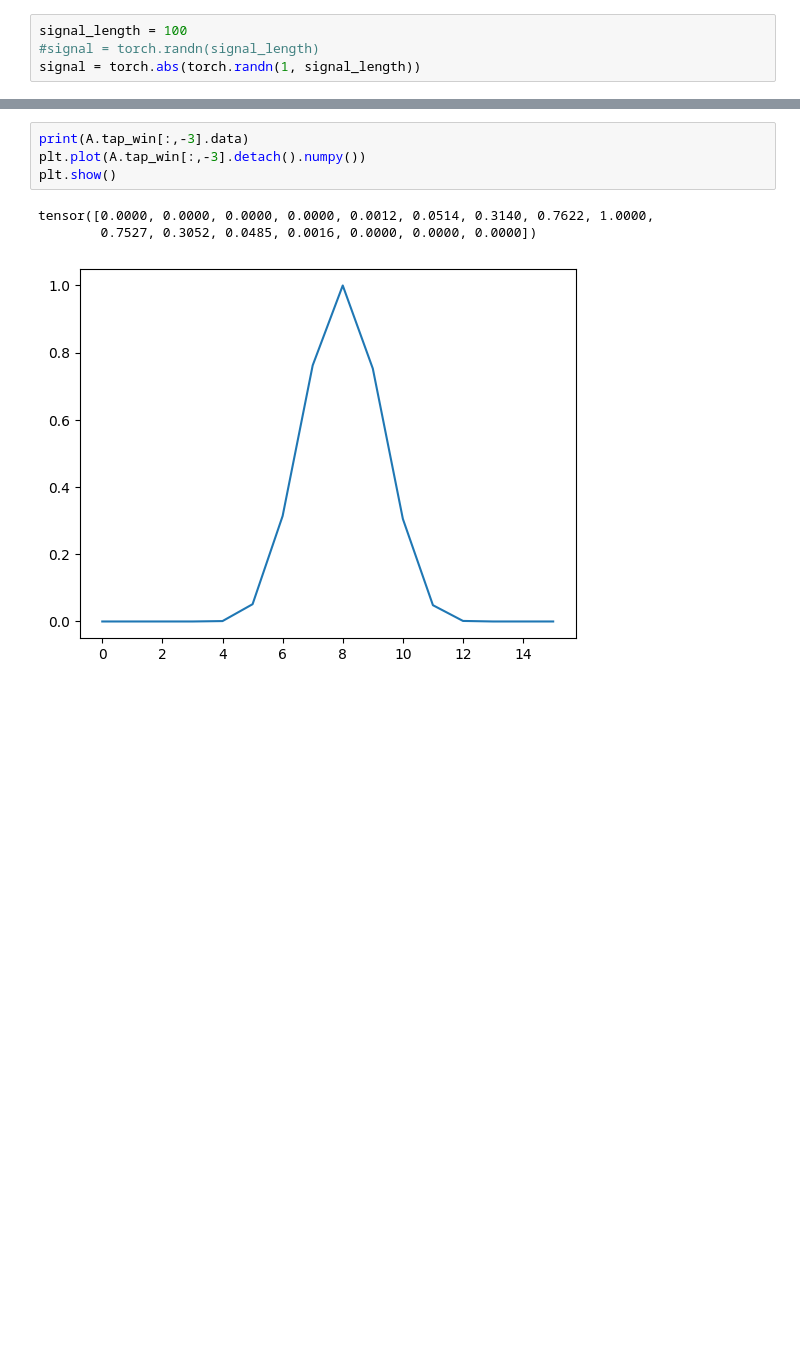
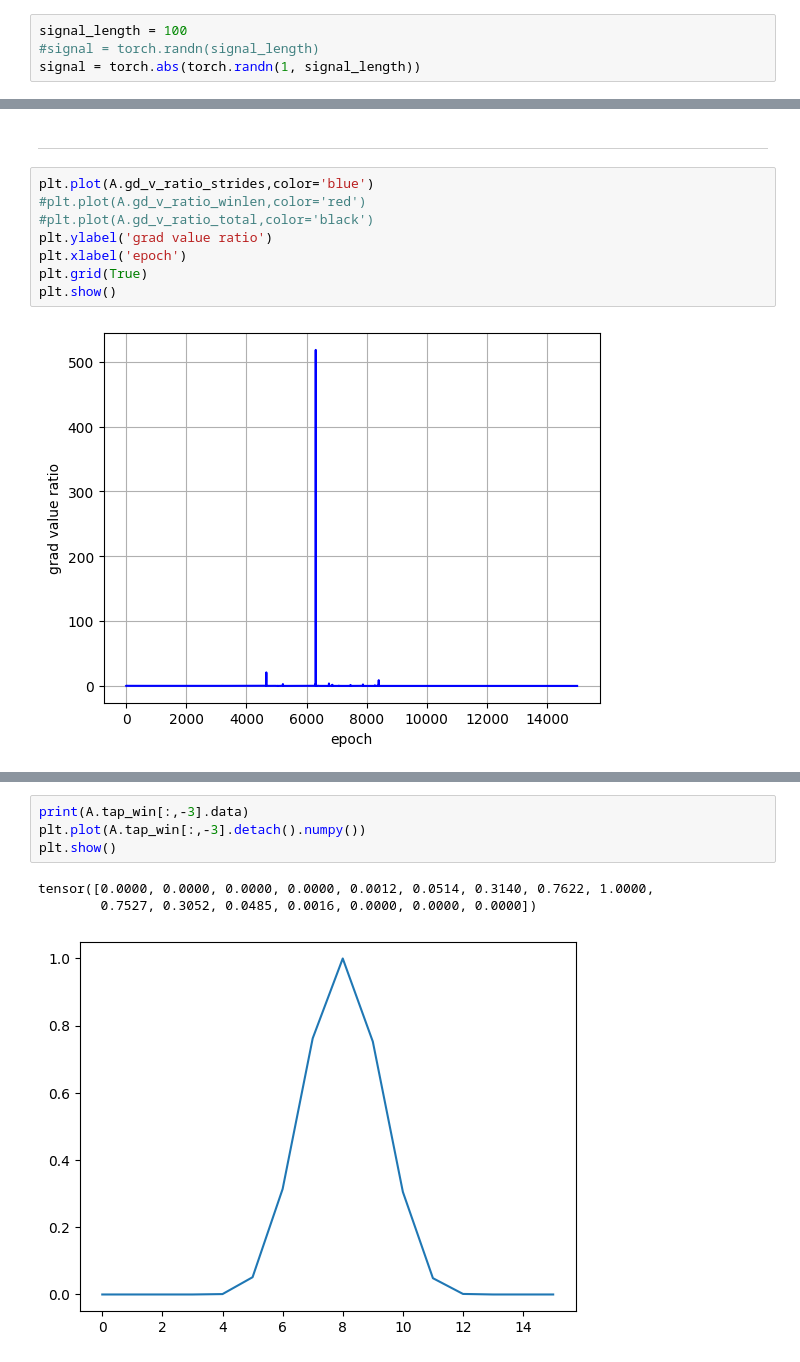
Before and after one commit to androdl96/GD_bearing, a Jupyter notebook: initial_wind_proc.ipynb, the cells around one changed output, grey strips where cells are left out. Saved outputs shown, nothing was run; the diff lists cells and outputs as text; blank space fills up the shorter version.

```diff
--- a/initial_wind_proc.ipynb
+++ b/initial_wind_proc.ipynb
@@ -316,0 +356,12 @@ tensor([ 8.4084,  9.0000,  9.0000,  9.0000,  7.6577,  9.4113,  7.9332,  9.1616,
+# %% [markdown]
+---
+# %%
+plt.plot(A.gd_v_ratio_strides,color='blue')
+#plt.plot(A.gd_v_ratio_winlen,color='red')
+#plt.plot(A.gd_v_ratio_total,color='black')
+plt.ylabel('grad value ratio')
+plt.xlabel('epoch')
+plt.grid(True)
+plt.show()
+# %% [output]
+[figure, added]
```
Also changed, not shown: parts of 13 cells of this notebook.
